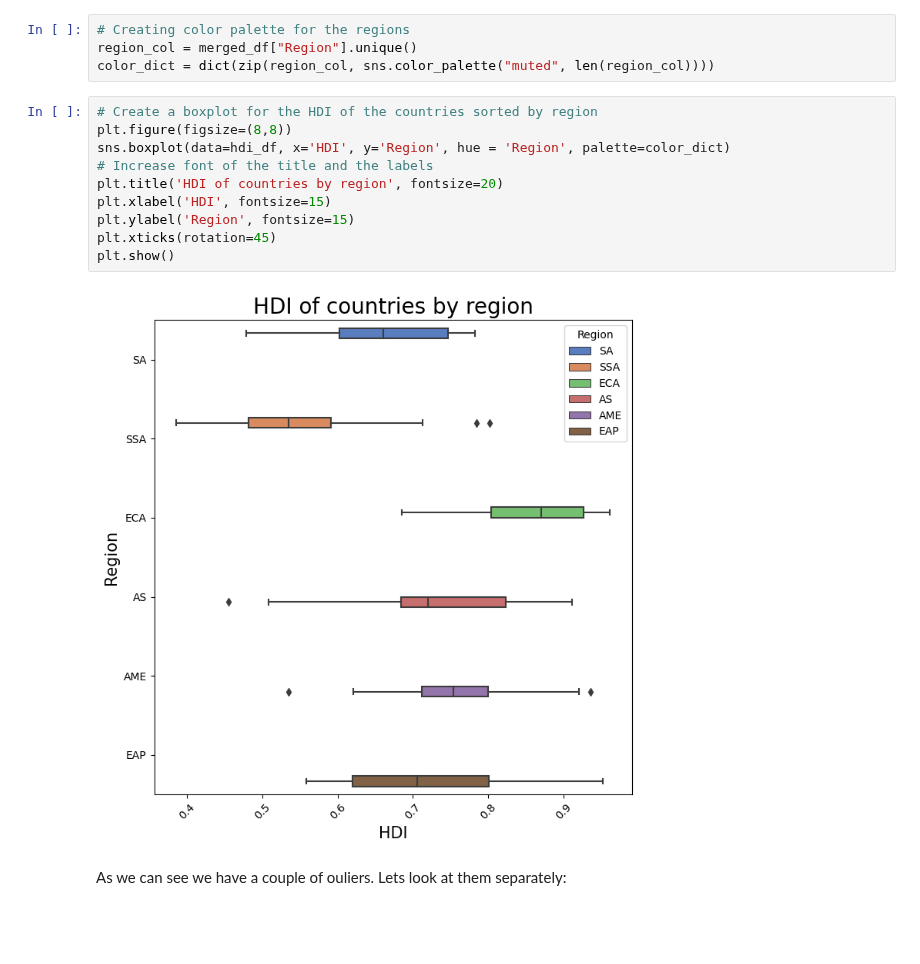
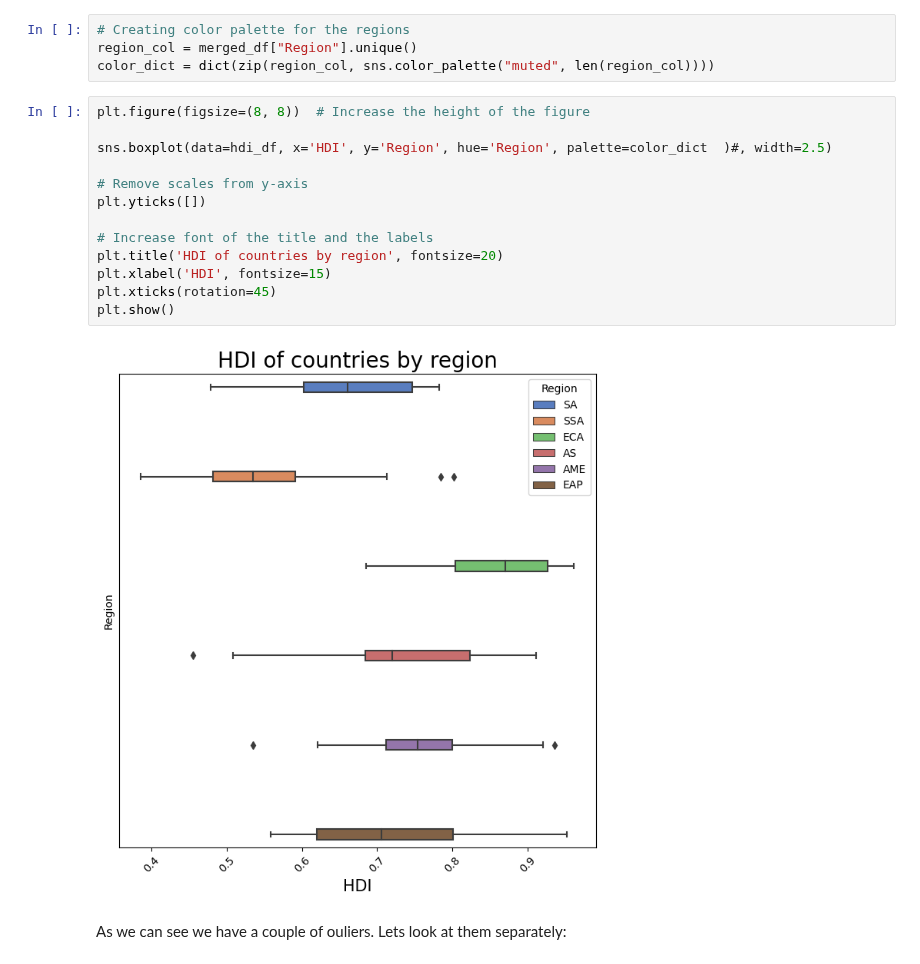
Before and after one commit to jakthehut/HDI-IQ-Analysis, a Jupyter notebook: hdi_iq_analysis.ipynb, the cells around one changed output. Cells and saved outputs as stored; diff of their text form; blank space fills up the shorter version.

```diff
--- a/hdi_iq_analysis.ipynb
+++ b/hdi_iq_analysis.ipynb
@@ -603,17 +618,20 @@ plt.show()
 region_col = merged_df["Region"].unique()
 color_dict = dict(zip(region_col, sns.color_palette("muted", len(region_col))))
 # %%
-# Create a boxplot for the HDI of the countries sorted by region
-plt.figure(figsize=(8,8))
-sns.boxplot(data=hdi_df, x='HDI', y='Region', hue = 'Region', palette=color_dict)
+plt.figure(figsize=(8, 8))  # Increase the height of the figure
+
+sns.boxplot(data=hdi_df, x='HDI', y='Region', hue='Region', palette=color_dict  )#, width=2.5)
+
+# Remove scales from y-axis
+plt.yticks([])
+
 # Increase font of the title and the labels
 plt.title('HDI of countries by region', fontsize=20)
 plt.xlabel('HDI', fontsize=15)
-plt.ylabel('Region', fontsize=15)
 plt.xticks(rotation=45)
 plt.show()
 # %% [output]
-[figure, old version]
+[figure, new version]
 # %% [markdown]
 As we can see we have a couple of ouliers. Lets look at them separately:
 # %%
```
Also changed, not shown: parts of 13 cells of this notebook.
